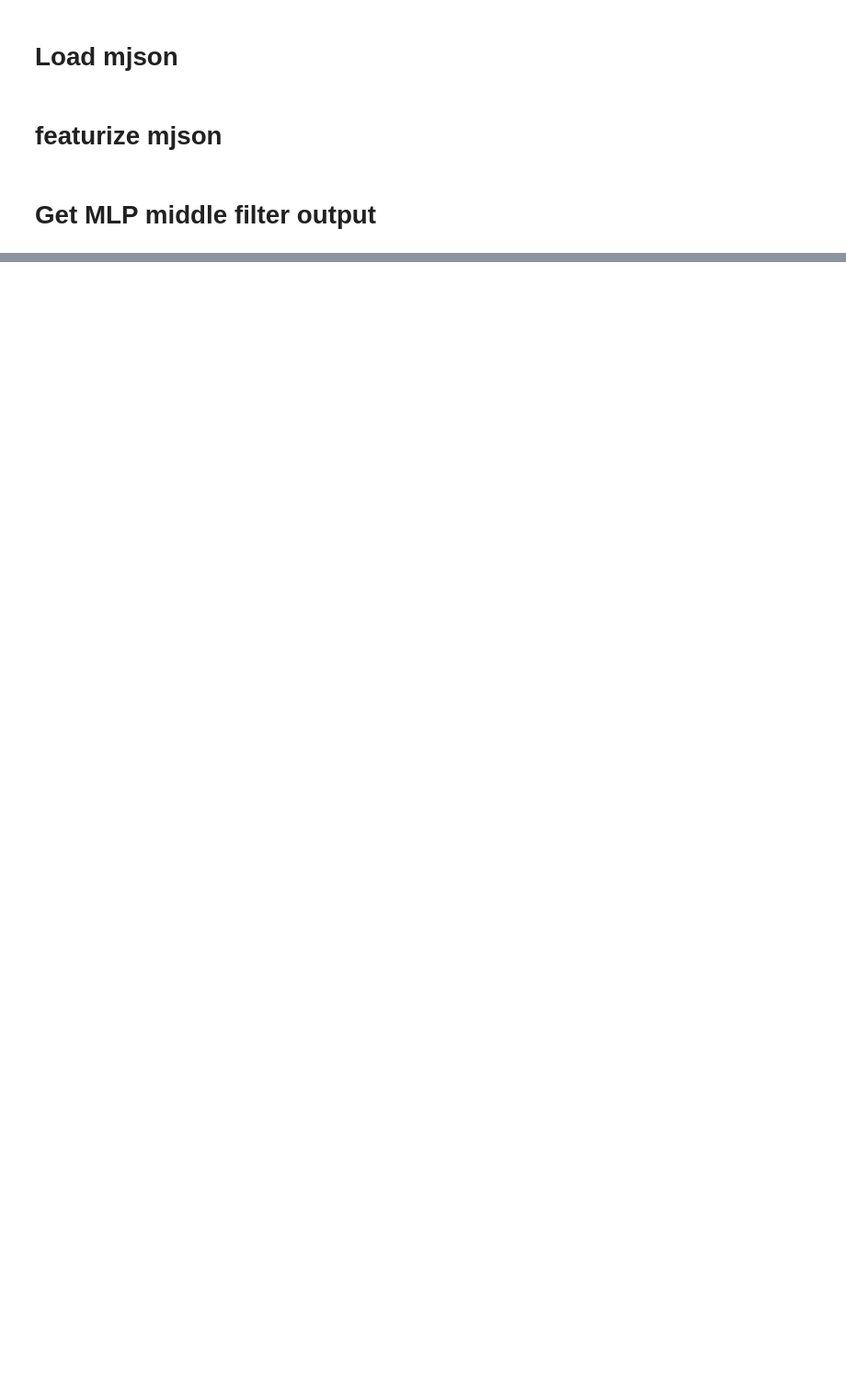
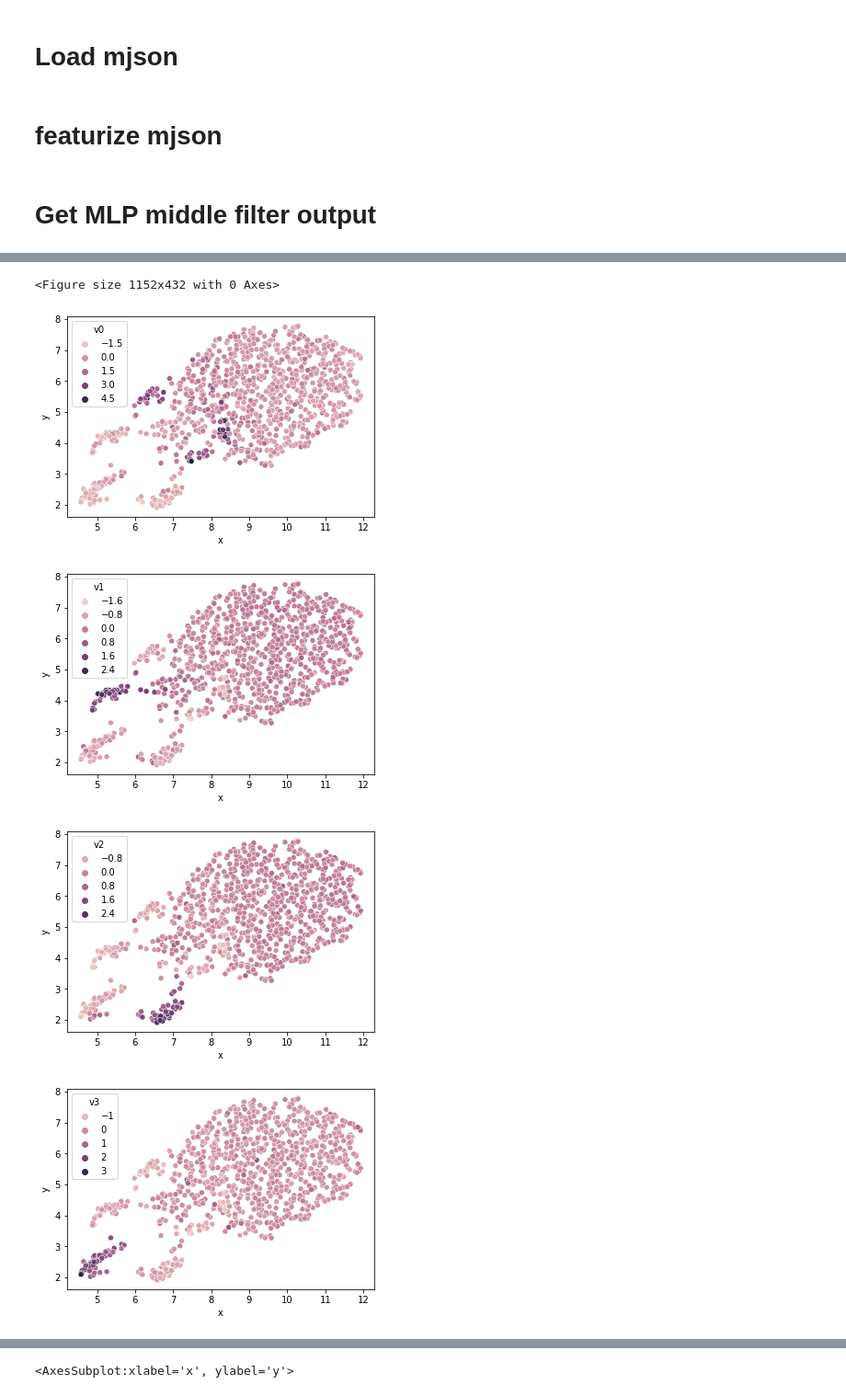
Before and after one commit to rick0000/mjaigym, a Jupyter notebook: mapping.ipynb, the cells around one changed output, grey strips where cells are left out. Shown at 92% size. Cells and saved outputs as stored; diff of their text form; code cells hidden in the pictures; blank space fills up the shorter version.

```diff
--- a/mapping.ipynb
+++ b/mapping.ipynb
@@ -97,0 +148,4 @@ sns.lineplot(x='line_index', y='v', hue='player_id', data=dataset)
+# %%
+
+raw_embedded_v = np.vstack(dataset.v_mid)
+raw_embedded_p = np.vstack(dataset.p_mid)
@@ -97,0 +170,12 @@ sns.lineplot(x='line_index', y='v', hue='player_id', data=dataset)
+# %%
+%%time
+
+print("start umap")
+embedding = umap.UMAP().fit_transform(raw_embedded_p)
+print("finish umap")
+
+# bntsne = BHTSNE()
+# embedding = bntsne.fit_transform(data)
+# embedding = umap.UMAP().fit_transform(raw_embedded)
+# tsne_model = TSNE(n_components=2)
+# embedding = tsne_model.fit_transform(raw_embedded)
@@ -97,0 +187,59 @@ sns.lineplot(x='line_index', y='v', hue='player_id', data=dataset)
+# %%
+
+fig = plt.figure(figsize=(16,6))
+mark_list = ["o", "+", "s", ">"]
+color_list = ["Red", "Blue", "Green", "Black"]
+#  for color_id, color in enumerate(colors_list):
+cmap = plt.get_cmap("Reds")
+
+
+key = dataset.game_id.astype(str) + '_' + dataset.kyoku_id.astype(str) + '_' + dataset.player_id.astype(str)
+df = pd.DataFrame({
+    "x":embedding[:,0],
+    "y":embedding[:,1],
+    "hue":key,
+    "v0":dataset.v0,
+    "v1":dataset.v1,
+    "v2":dataset.v2,
+    "v3":dataset.v3,
+    "p":dataset.p,
+})
+
+fig, ax = plt.subplots()
+
+
+labels, uniques = pd.factorize(df.hue)
+df['labels'] = labels
+df['v1-v0'] = df.v1 - df.v0
+df['v2-v0'] = df.v2 - df.v0
+df['v3-v0'] = df.v3 - df.v0
+
+# #fig.colorbar(mappable)
+# plt.legend()
+# plt.show()
+
+# for key, group in grouped:
+# sns.scatterplot(x='x', y='y', data=df, hue='labels')
+sns.scatterplot(x='x', y='y', data=df, hue='v0')
+plt.show()
+sns.scatterplot(x='x', y='y', data=df, hue='v1')
+plt.show()
+sns.scatterplot(x='x', y='y', data=df, hue='v2')
+plt.show()
+sns.scatterplot(x='x', y='y', data=df, hue='v3')
+plt.show()
+sns.scatterplot(x='x', y='y', data=df, hue='p')
+
+
+plt.show()
+sns.scatterplot(x='x', y='y', data=df, hue='v1-v0')
+plt.show()
+sns.scatterplot(x='x', y='y', data=df, hue='v2-v0')
+plt.show()
+sns.scatterplot(x='x', y='y', data=df, hue='v3-v0')
+# %% [output]
+<Figure size 1152x432 with 0 Axes>
+[figure, added]
+[figure, added]
+[figure, added]
+[figure, added]
@@ -97,0 +249 @@ sns.lineplot(x='line_index', y='v', hue='player_id', data=dataset)
+<AxesSubplot:xlabel='x', ylabel='y'>
```
Also changed, not shown: parts of 14 cells of this notebook, 4 other files.
